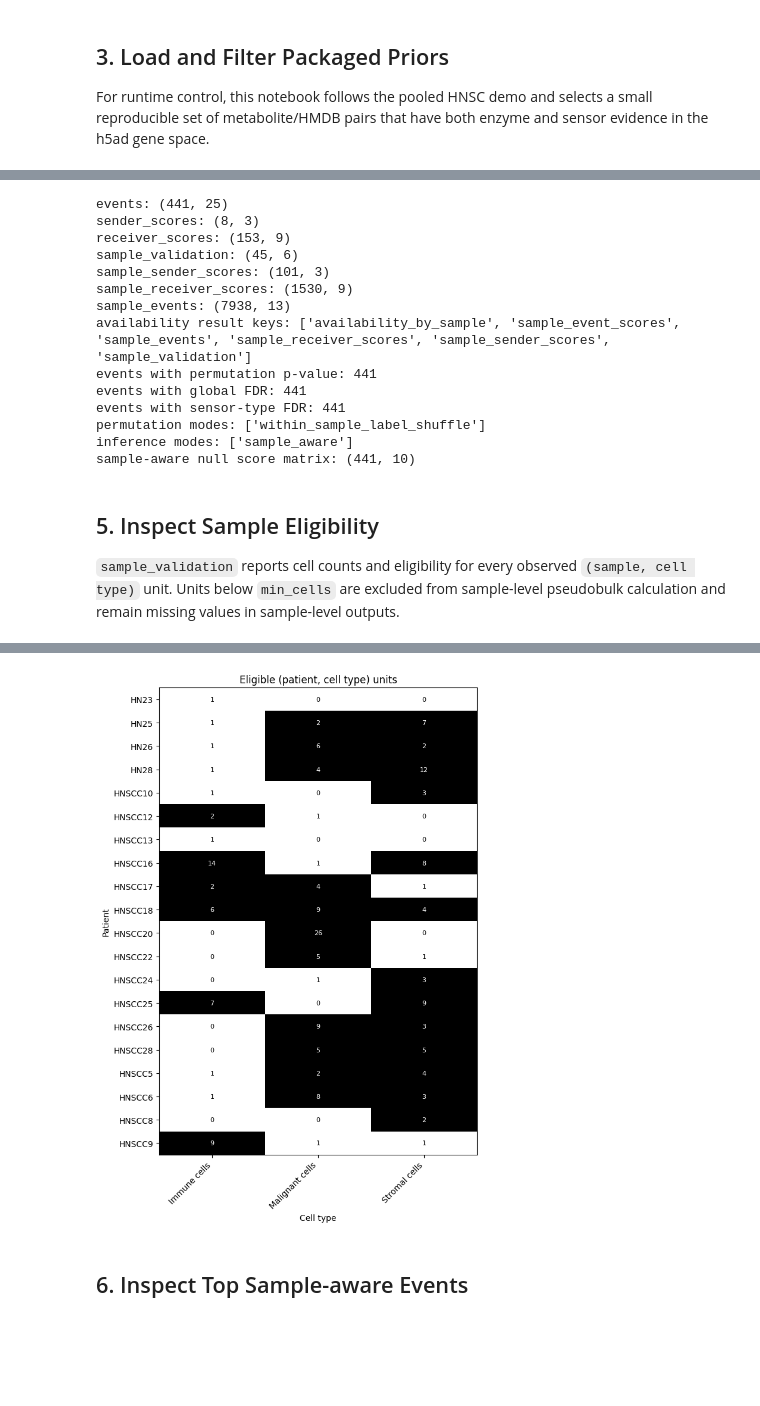
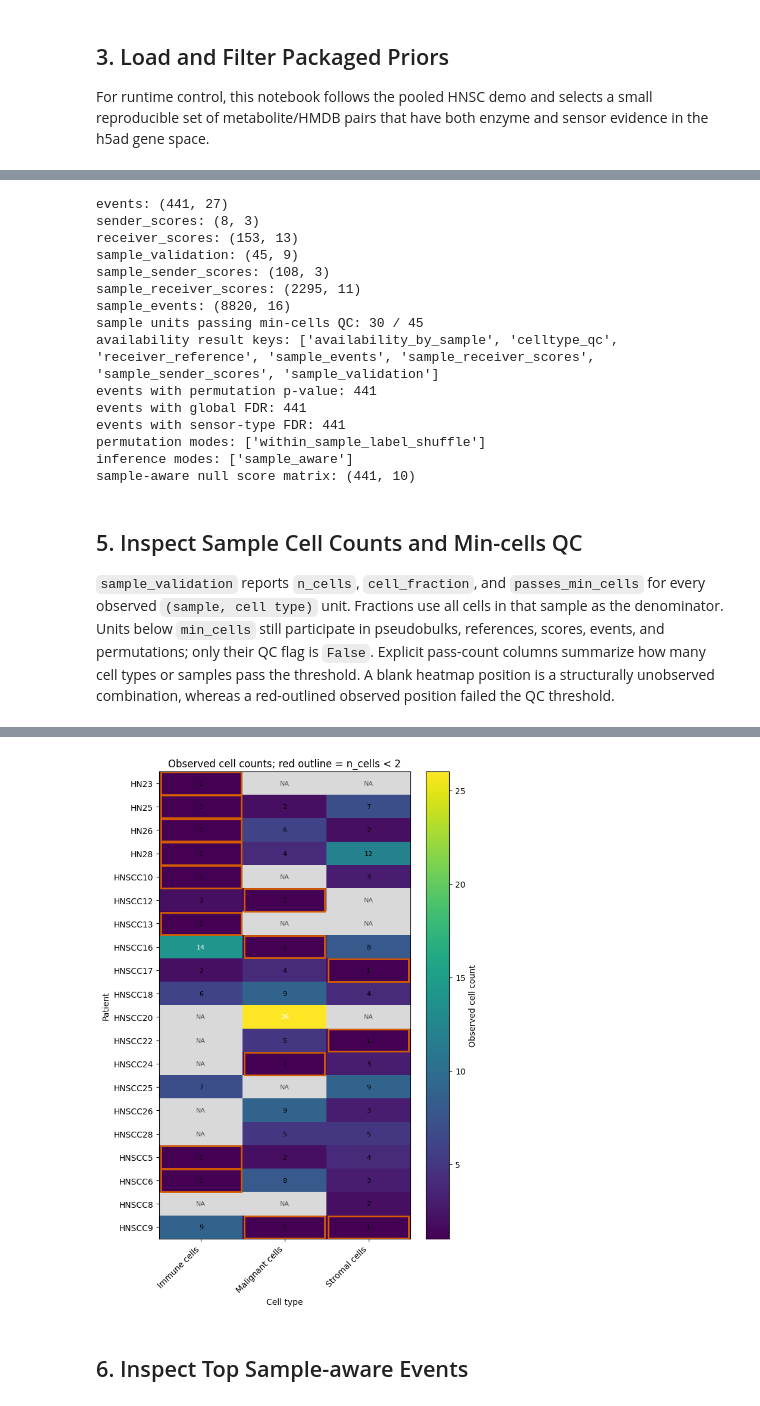
Before and after one commit to libmelo/CellMESH, a Jupyter notebook: examples/demo_HNSC_sample_aware_workflow.ipynb, the cells around one changed output, grey strips where cells are left out. Cells and saved outputs as stored; diff of their text form; code cells hidden in the pictures; blank space fills up the shorter version.

Commit message:
revamp scoring, sample-aware QC, and visualization

```diff
--- a/examples/demo_HNSC_sample_aware_workflow.ipynb
+++ b/examples/demo_HNSC_sample_aware_workflow.ipynb
@@ -164,6 +169,9 @@ res = run_cell_mesh(
     sample_key=sample_key,
     sample_mode="sample_aware",
     min_cells=2,
+    sender_abundance_exponent=1.0,
+    pce_reference="mean",
+    receiver_reference="median",
     min_expr_frac=0.05,
     allow_self=True,
     n_perms=10,
@@ -177,6 +185,7 @@ print("sample_validation:", res.sample_validation.shape)
 print("sample_sender_scores:", res.sample_sender_scores.shape)
 print("sample_receiver_scores:", res.sample_receiver_scores.shape)
 print("sample_events:", res.sample_events.shape)
+print("sample units passing min-cells QC:", int(res.sample_validation["passes_min_cells"].sum()), "/", len(res.sample_validation))
 print("availability result keys:", sorted(res.availability_results.keys()))
 print("events with permutation p-value:", res.events["perm_pvalue"].notna().sum())
 print("events with global FDR:", res.events["fdr_global"].notna().sum())
@@ -187,14 +196,15 @@ print("inference modes:", sorted(res.events["inference_mode"].dropna().unique())
 null_scores = res.events.attrs.get("sample_aware_null_scores")
 print("sample-aware null score matrix:", None if null_scores is None else null_scores.shape)
 # %% [output]
-events: (441, 25)
+events: (441, 27)
 sender_scores: (8, 3)
-receiver_scores: (153, 9)
-sample_validation: (45, 6)
-sample_sender_scores: (101, 3)
-sample_receiver_scores: (1530, 9)
-sample_events: (7938, 13)
-availability result keys: ['availability_by_sample', 'sample_event_scores', 'sample_events', 'sample_receiver_scores', 'sample_sender_scores', 'sample_validation']
+receiver_scores: (153, 13)
+sample_validation: (45, 9)
+sample_sender_scores: (108, 3)
+sample_receiver_scores: (2295, 11)
+sample_events: (8820, 16)
+sample units passing min-cells QC: 30 / 45
+availability result keys: ['availability_by_sample', 'celltype_qc', 'receiver_reference', 'sample_events', 'sample_receiver_scores', 'sample_sender_scores', 'sample_validation']
 events with permutation p-value: 441
 events with global FDR: 441
 events with sensor-type FDR: 441
@@ -202,30 +212,41 @@ permutation modes: ['within_sample_label_shuffle']
 inference modes: ['sample_aware']
 sample-aware null score matrix: (441, 10)
 # %% [markdown]
-## 5. Inspect Sample Eligibility
+## 5. Inspect Sample Cell Counts and Min-cells QC
 
-`sample_validation` reports cell counts and eligibility for every observed `(sample, cell type)` unit. Units below `min_cells` are excluded from sample-level pseudobulk calculation and remain missing values in sample-level outputs.
+`sample_validation` reports `n_cells`, `cell_fraction`, and `passes_min_cells` for every observed `(sample, cell type)` unit. Fractions use all cells in that sample as the denominator. Units below `min_cells` still participate in pseudobulks, references, scores, events, and permutations; only their QC flag is `False`. Explicit pass-count columns summarize how many cell types or samples pass the threshold. A blank heatmap position is a structurally unobserved combination, whereas a red-outlined observed position failed the QC threshold.
 # %%
 validation = res.sample_validation.copy()
 display(validation.sort_values(["sample", "cell_type"]).head(30))
 
-eligibility_matrix = validation.pivot(index="sample", columns="cell_type", values="eligible_in_sample").eq(True)
-count_matrix = validation.pivot(index="sample", columns="cell_type", values="n_cells").fillna(0).astype(int)
+count_matrix = validation.pivot(index="sample", columns="cell_type", values="n_cells").astype(float)
+passes_matrix = validation.pivot(index="sample", columns="cell_type", values="passes_min_cells")
 
-fig, ax = plt.subplots(figsize=(1.2 * eligibility_matrix.shape[1] + 3, 0.35 * eligibility_matrix.shape[0] + 2.5))
-image = ax.imshow(eligibility_matrix.to_numpy(dtype=float), cmap="Greys", aspect="auto", vmin=0, vmax=1)
-ax.set_xticks(np.arange(eligibility_matrix.shape[1]))
-ax.set_xticklabels(eligibility_matrix.columns, rotation=45, ha="right")
-ax.set_yticks(np.arange(eligibility_matrix.shape[0]))
-ax.set_yticklabels(eligibility_matrix.index)
+fig, ax = plt.subplots(figsize=(1.2 * count_matrix.shape[1] + 3, 0.35 * count_matrix.shape[0] + 2.5))
+count_values = np.ma.masked_invalid(count_matrix.to_numpy(dtype=float))
+count_cmap = plt.get_cmap("viridis").copy()
+count_cmap.set_bad("#d9d9d9")
+image = ax.imshow(count_values, cmap=count_cmap, aspect="auto")
+ax.set_xticks(np.arange(count_matrix.shape[1]))
+ax.set_xticklabels(count_matrix.columns, rotation=45, ha="right")
+ax.set_yticks(np.arange(count_matrix.shape[0]))
+ax.set_yticklabels(count_matrix.index)
 ax.set_xlabel("Cell type")
 ax.set_ylabel("Patient")
-ax.set_title("Eligible (patient, cell type) units")
-for i, sample in enumerate(eligibility_matrix.index):
-    for j, cell_type in enumerate(eligibility_matrix.columns):
+ax.set_title(f"Observed cell counts; red outline = n_cells < {res.parameters['min_cells']}")
+for i, sample in enumerate(count_matrix.index):
+    for j, cell_type in enumerate(count_matrix.columns):
         value = count_matrix.loc[sample, cell_type]
-        color = "white" if eligibility_matrix.loc[sample, cell_type] else "black"
-        ax.text(j, i, str(value), ha="center", va="center", fontsize=8, color=color)
+        if pd.isna(value):
+            ax.text(j, i, "NA", ha="center", va="center", fontsize=8, color="#555555")
+            continue
+        text_color = "white" if image.norm(value) > 0.45 else "black"
+        ax.text(j, i, str(int(value)), ha="center", va="center", fontsize=8, color=text_color)
+        if not bool(passes_matrix.loc[sample, cell_type]):
+            ax.add_patch(plt.Rectangle((j - 0.48, i - 0.48), 0.96, 0.96, fill=False, edgecolor="#D55E00", linewidth=2.0))
+fig.colorbar(image, ax=ax, label="Observed cell count")
+assert validation["n_cells"].gt(0).all()
+assert {"n_celltypes_passing_min_cells_in_sample", "n_samples_passing_min_cells_for_celltype"}.issubset(validation.columns)
 plt.tight_layout()
 plt.show()
 # %% [output]
@@ -249,4 +270,4 @@ plt.show()
-[figure, old version]
+[figure, new version]
 # %% [markdown]
 ## 6. Inspect Top Sample-aware Events
 # %%
```
Also changed, not shown: parts of 17 cells of this notebook, 29 other files.
